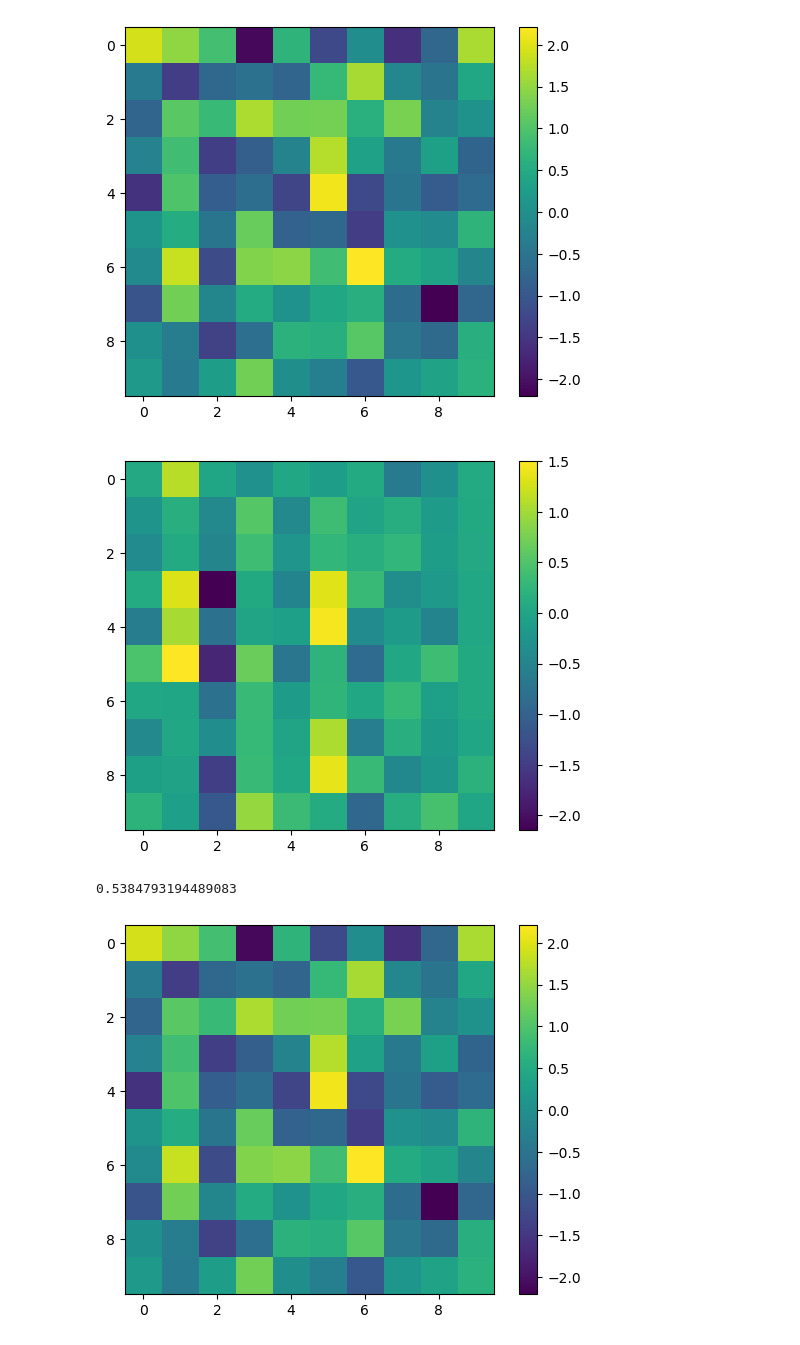
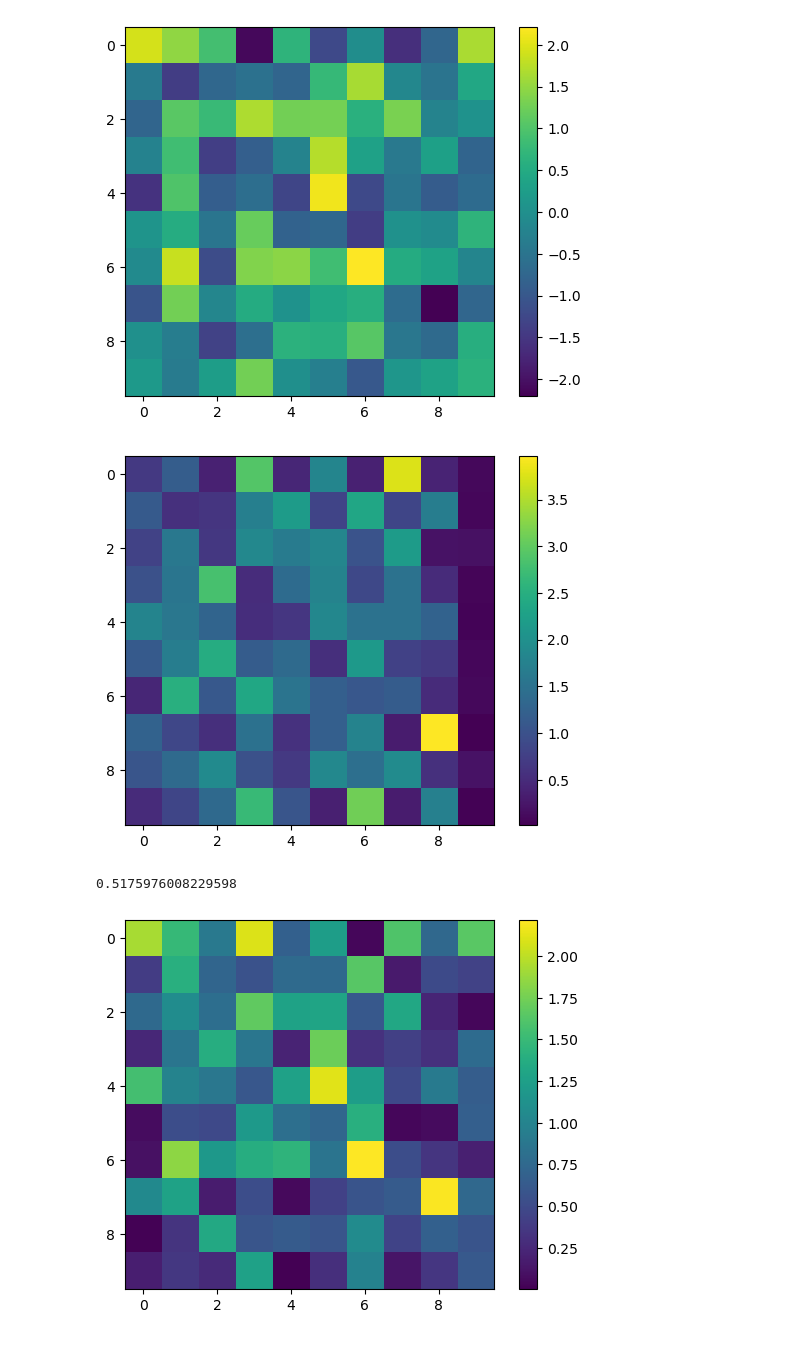
Before and after one commit to wuweizhang0723/func2graph, a Jupyter notebook: notebook/check_evaluation/average_result_attention.ipynb, the cells around one changed output. Drawn from its saved outputs; the diff is of its cells as text; code cells hidden in the pictures.

Commit message:
update average different attention result

```diff
--- a/notebook/check_evaluation/average_result_attention.ipynb
+++ b/notebook/check_evaluation/average_result_attention.ipynb
@@ -57,47 +57,68 @@ attention_19_path = "../../output/9_2_random_weight/Attention_Autoencoder_10_0.0
 
 
 
+# attention_0 = np.load(attention_0_path)
+# attention_1 = np.load(attention_1_path) * (-1)
+# attention_2 = np.load(attention_2_path) * (-1)
+# attention_3 = np.load(attention_3_path) * (-1)
+# attention_4 = np.load(attention_4_path) * (-1)
+# attention_5 = np.load(attention_5_path)
+# attention_6 = np.load(attention_6_path) * (-1)
+# attention_7 = np.load(attention_7_path) * (-1)
+# attention_8 = np.load(attention_8_path)
+# attention_9 = np.load(attention_9_path)
+# attention_10 = np.load(attention_10_path)
+# attention_11 = np.load(attention_11_path)
+# attention_12 = np.load(attention_12_path)
+# attention_13 = np.load(attention_13_path)
+# attention_14 = np.load(attention_14_path) * (-1)
+# attention_15 = np.load(attention_15_path)
+# attention_16 = np.load(attention_16_path) * (-1)
+# attention_17 = np.load(attention_17_path) * (-1)
+# attention_18 = np.load(attention_18_path) * (-1)
+# attention_19 = np.load(attention_19_path) * (-1)
+
 attention_0 = np.load(attention_0_path)
-attention_1 = np.load(attention_1_path) * (-1)
-attention_2 = np.load(attention_2_path) * (-1)
-attention_3 = np.load(attention_3_path) * (-1)
-attention_4 = np.load(attention_4_path) * (-1)
+attention_1 = np.load(attention_1_path)
+attention_2 = np.load(attention_2_path)
+attention_3 = np.load(attention_3_path)
+attention_4 = np.load(attention_4_path)
 attention_5 = np.load(attention_5_path)
-attention_6 = np.load(attention_6_path) * (-1)
-attention_7 = np.load(attention_7_path) * (-1)
+attention_6 = np.load(attention_6_path)
+attention_7 = np.load(attention_7_path)
 attention_8 = np.load(attention_8_path)
 attention_9 = np.load(attention_9_path)
 attention_10 = np.load(attention_10_path)
 attention_11 = np.load(attention_11_path)
 attention_12 = np.load(attention_12_path)
 attention_13 = np.load(attention_13_path)
-attention_14 = np.load(attention_14_path) * (-1)
+attention_14 = np.load(attention_14_path)
 attention_15 = np.load(attention_15_path)
-attention_16 = np.load(attention_16_path) * (-1)
-attention_17 = np.load(attention_17_path) * (-1)
-attention_18 = np.load(attention_18_path) * (-1)
-attention_19 = np.load(attention_19_path) * (-1)
+attention_16 = np.load(attention_16_path)
+attention_17 = np.load(attention_17_path)
+attention_18 = np.load(attention_18_path)
+attention_19 = np.load(attention_19_path)
 
 # take avg
 attention_avg = (attention_0 + attention_1 + attention_2 + attention_3 + attention_4 + attention_5 + attention_6 + attention_7 + attention_8 + attention_9 + attention_10 + attention_11)
 
 # plot
 plt.imshow(attention_avg)
 plt.colorbar()
 plt.show()
 
 # calculate correlation
-corr = np.corrcoef(weight_matrix.flatten(), attention_avg.flatten())[0, 1]
+corr = np.corrcoef(np.abs(weight_matrix.flatten()), attention_avg.flatten())[0, 1]
 print(corr)
 
-plt.imshow(weight_matrix)
+plt.imshow(np.abs(weight_matrix))
 plt.colorbar()
 plt.show()
 
-plt.scatter(weight_matrix.flatten(), attention_avg.flatten())
+plt.scatter(np.abs(weight_matrix).flatten(), attention_avg.flatten())
 plt.plot([-2, 2], [-2, 2], color='red')
 plt.show()
 # %% [output]
-[figure, old version]
+[figure, new version]
-0.5384793194489083
+0.5175976008229598
-[figure, old version]
+[figure, new version]
```
Also changed, not shown: parts of 2 cells of this notebook, 4 other files.
